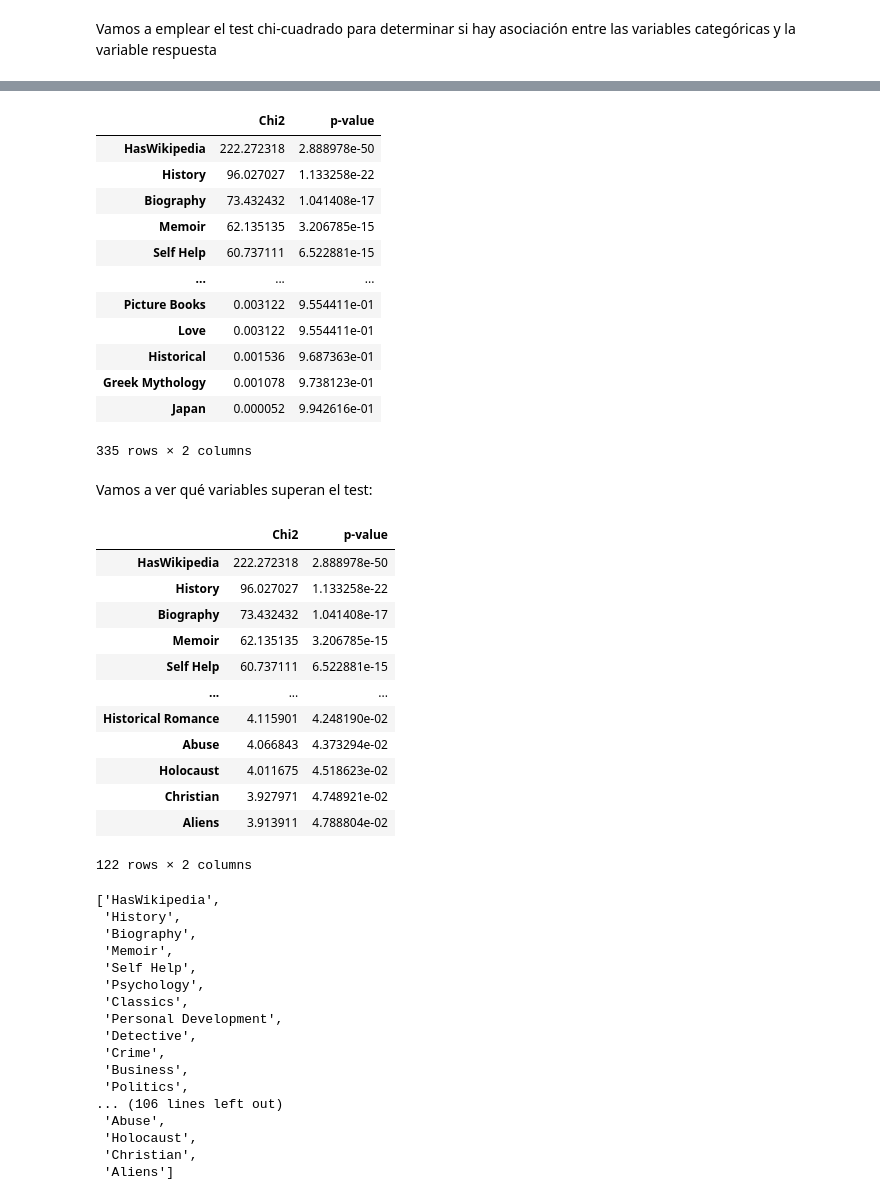
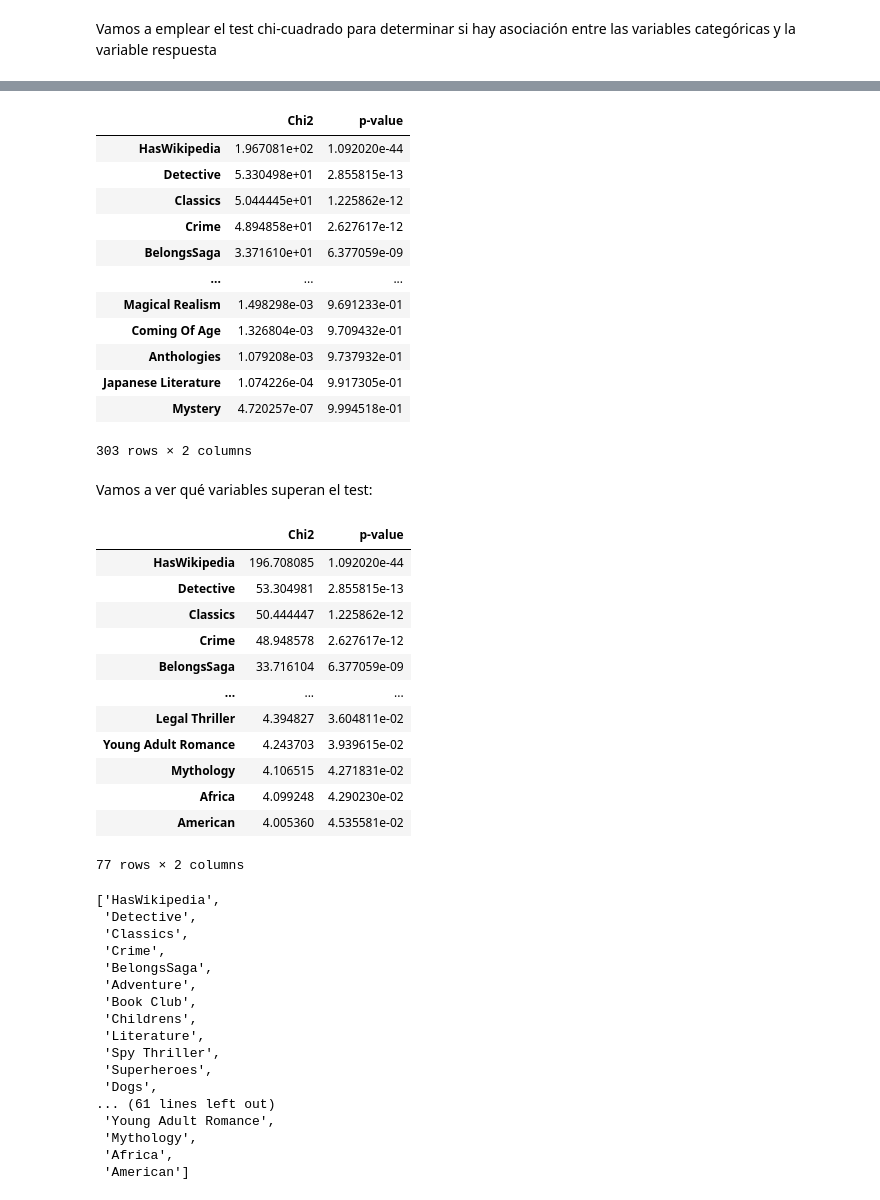
Before and after one commit to MMCCJJ/NOVELLA, a Jupyter notebook: modelos/AnalisisVariablesRelevantes.ipynb, the cells around one changed output, grey strips where cells are left out. Cells and saved outputs as stored; diff of their text form; code cells hidden in the pictures.

Commit message:
Actualiza análisis variables relevantes con nuevo df

```diff
--- a/modelos/AnalisisVariablesRelevantes.ipynb
+++ b/modelos/AnalisisVariablesRelevantes.ipynb
@@ -146,65 +163,65 @@ df
 # %%
 from sklearn.feature_selection import chi2
 
-variablesCategoricas = ["BelongsSaga", "HasTwitter", "HasWikipedia"] + list(df.iloc[:, 16:].columns)
+variablesCategoricas = ["BelongsSaga", "HasTwitter", "HasWikipedia"] + list(df.iloc[:, 14:].columns)
 
 # Calculamos el chi2 entre la variable objetivo y las variables predictoras categóricas
 chi2_stat, p_values = chi2(df[variablesCategoricas], df[objetivo])
 chi2_results_df = pd.DataFrame({'Chi2': chi2_stat, 'p-value': p_values}, index=variablesCategoricas)
 chi2_results_df.sort_values(by='Chi2', ascending=False, inplace=True)
 
 UMBRAL = 0.05
 chi2_results_df
 # %% [output]
 |  | Chi2 | p-value |
-| HasWikipedia | 222.272318 | 2.888978e-50 |
-| History | 96.027027 | 1.133258e-22 |
-| Biography | 73.432432 | 1.041408e-17 |
-| Memoir | 62.135135 | 3.206785e-15 |
-| Self Help | 60.737111 | 6.522881e-15 |
+| HasWikipedia | 1.967081e+02 | 1.092020e-44 |
+| Detective | 5.330498e+01 | 2.855815e-13 |
+| Classics | 5.044445e+01 | 1.225862e-12 |
+| Crime | 4.894858e+01 | 2.627617e-12 |
+| BelongsSaga | 3.371610e+01 | 6.377059e-09 |
 | ... | ... | ... |
-| Picture Books | 0.003122 | 9.554411e-01 |
-| Love | 0.003122 | 9.554411e-01 |
-| Historical | 0.001536 | 9.687363e-01 |
-| Greek Mythology | 0.001078 | 9.738123e-01 |
-| Japan | 0.000052 | 9.942616e-01 |
+| Magical Realism | 1.498298e-03 | 9.691233e-01 |
+| Coming Of Age | 1.326804e-03 | 9.709432e-01 |
+| Anthologies | 1.079208e-03 | 9.737932e-01 |
+| Japanese Literature | 1.074226e-04 | 9.917305e-01 |
+| Mystery | 4.720257e-07 | 9.994518e-01 |
-335 rows × 2 columns
+303 rows × 2 columns
 # %% [markdown]
 Vamos a ver qué variables superan el test:
 # %%
 chi2_results_df[chi2_results_df["p-value"] < UMBRAL]
 # %% [output]
 |  | Chi2 | p-value |
-| HasWikipedia | 222.272318 | 2.888978e-50 |
-| History | 96.027027 | 1.133258e-22 |
-| Biography | 73.432432 | 1.041408e-17 |
-| Memoir | 62.135135 | 3.206785e-15 |
-| Self Help | 60.737111 | 6.522881e-15 |
+| HasWikipedia | 196.708085 | 1.092020e-44 |
+| Detective | 53.304981 | 2.855815e-13 |
+| Classics | 50.444447 | 1.225862e-12 |
+| Crime | 48.948578 | 2.627617e-12 |
+| BelongsSaga | 33.716104 | 6.377059e-09 |
 | ... | ... | ... |
-| Historical Romance | 4.115901 | 4.248190e-02 |
-| Abuse | 4.066843 | 4.373294e-02 |
-| Holocaust | 4.011675 | 4.518623e-02 |
-| Christian | 3.927971 | 4.748921e-02 |
-| Aliens | 3.913911 | 4.788804e-02 |
+| Legal Thriller | 4.394827 | 3.604811e-02 |
+| Young Adult Romance | 4.243703 | 3.939615e-02 |
+| Mythology | 4.106515 | 4.271831e-02 |
+| Africa | 4.099248 | 4.290230e-02 |
+| American | 4.005360 | 4.535581e-02 |
-122 rows × 2 columns
+77 rows × 2 columns
 # %%
 list(chi2_results_df[chi2_results_df["p-value"] < UMBRAL].index)
 # %% [output]
 ['HasWikipedia',
- 'History',
- 'Biography',
- 'Memoir',
- 'Self Help',
- 'Psychology',
+ 'Detective',
  'Classics',
- 'Personal Development',
- 'Detective',
  'Crime',
- 'Business',
- 'Politics',
-... (106 lines left out)
- 'Abuse',
- 'Holocaust',
- 'Christian',
- 'Aliens']
+ 'BelongsSaga',
+ 'Adventure',
+ 'Book Club',
+ 'Childrens',
+ 'Literature',
+ 'Spy Thriller',
+ 'Superheroes',
+ 'Dogs',
+... (61 lines left out)
+ 'Young Adult Romance',
+ 'Mythology',
+ 'Africa',
+ 'American']
 # %% [markdown]
```
Also changed, not shown: parts of 8 cells of this notebook.
